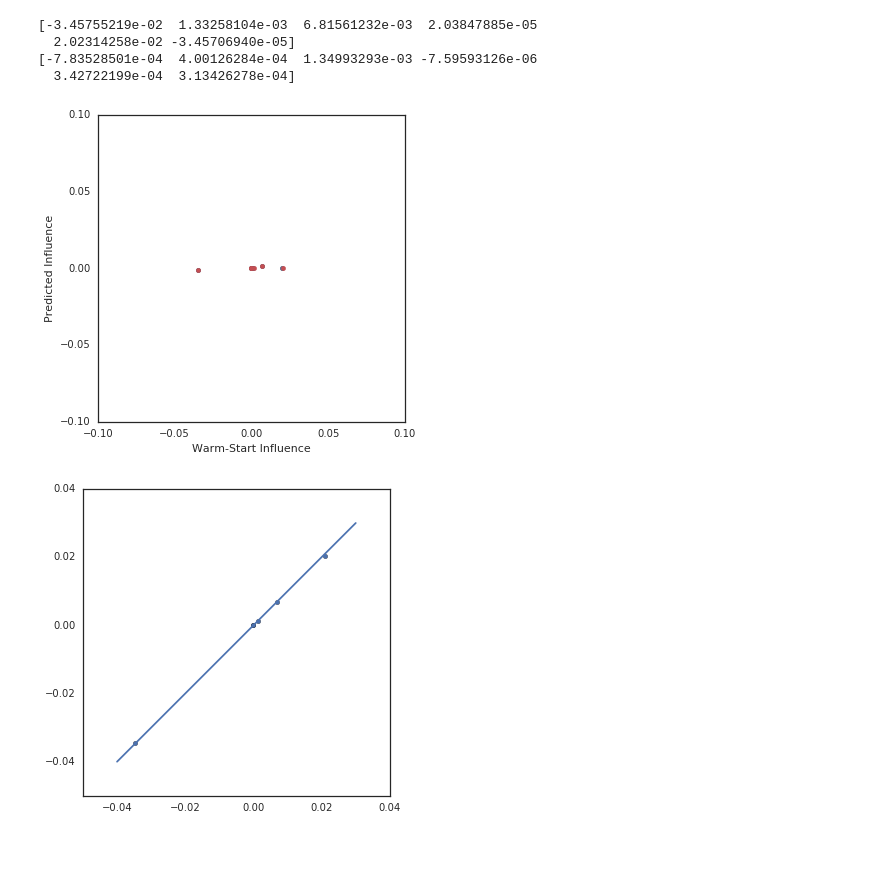
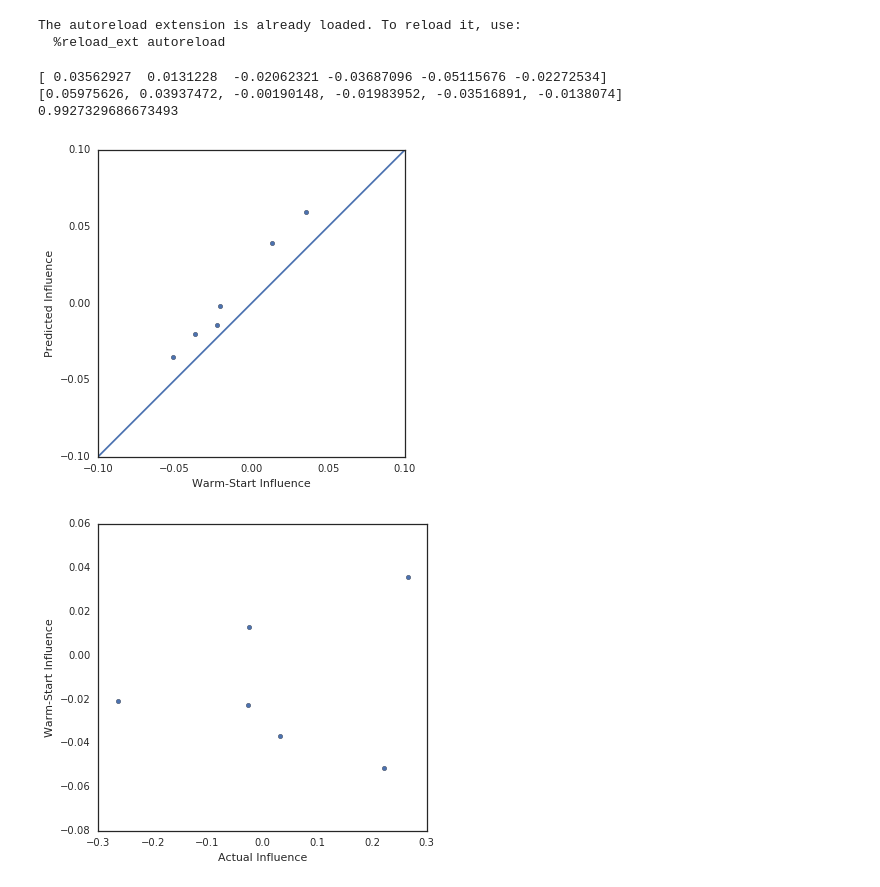
Before and after one commit to bbbert/influence-release, a Jupyter notebook: scripts/hidden2_seeds_losses_and_diffs-special.ipynb, the cells around one changed output. Drawn from its saved outputs; the diff is of its cells as text; code cells hidden in the pictures; blank space fills up the shorter version.

```diff
--- a/scripts/hidden2_seeds_losses_and_diffs-special.ipynb
+++ b/scripts/hidden2_seeds_losses_and_diffs-special.ipynb
@@ -19,22 +19,38 @@ import IPython
 
 test_idx=6558
 sel_points = [1173,4644,1891,4936,1735,3562]
+
 # 'damping' means no damping or weight decay (oops), same as LBFGS
 # 'special' means regular CNN-type settings with damping/wd
-mode = 'special'
+# 'relaxed' means less aggressive learning rate
+
+#mode = 'special' # doesn't converge enough for hessian computation - can still "compute" with damping
+    # we compute predicted stuff using damping of 1e-2
+mode = 'relaxed' # doesn't converge enough for hessian computation - can still "compute" with damping
+    # we compute predicted stuff using damping of 1e-3
+num_iters = 550
+incomplete_losses_removed = []
+imcomplete_warm_losses = []
 
 sns.set(color_codes=True)
 sns.set_style('white')
 
 def ceil_divide(numer,denom):
     return (numer-1)//denom+1
+# %% [output]
+The autoreload extension is already loaded. To reload it, use:
+  %reload_ext autoreload
 # %%
 seed = 0
-f = np.load('../../output/{}_seed{}_warm_pred_infl_remove_{}.npz'.format(mode,seed,sel_points))
+"""f = np.load('../../output/{}_seed{}_warm_pred_infl_remove_{}.npz'.format(mode,seed,sel_points))
 predicted_loss_diffs = f['pred_infl']
-warm_loss_diffs = f['warm_infl']
+warm_loss_diffs = f['warm_infl']"""
+if mode == "relaxed":
+    predicted_loss_diffs = [ 0.05975626,  0.03937472, -0.00190148, -0.01983952, -0.03516891, -0.0138074 ]
+elif mode == "special":
+    predicted_loss_diffs = [ 0.02219712,  0.00887477, -0.00432513, -0.00146471,  0.00838769, -0.00059714]
 
-f = np.load('../../output/{}_seed{}_losses.npz'.format(mode,seed))
+f = np.load('../../output/{}_mnist_small_all_cnn_c_hidden2_seed{}_iter-{}000_seed{}_losses.npz'.format(mode,seed,num_iters,seed))
 losses = f['losses']
 losses_fine = f['losses_fine']
 
@@ -44,37 +60,47 @@ diffs = []
 diffs_fine = []
 warm_losses = []
 for point in sel_points:
-    f = np.load('../../output/{}_seed{}_remove{}_only_losses.npz'.format(mode,seed,point))
-    losses_removed.append(f['losses_removed'])
-    losses_removed_fine.append(f['losses_removed_fine'])
-    diffs.append(np.subtract(losses_removed[-1],losses))
-    diffs_fine.append(np.subtract(losses_removed_fine[-1],losses_fine))
-    f = np.load('../../output/{}_mnist_small_all_cnn_c_hidden2_seed{}_iter-300000_remove{}_retrain_losses.npz'.format(mode,seed,point))
-    warm_losses.append(f['retrain_losses'])
+    if point not in incomplete_losses_removed:
+        f = np.load('../../output/{}_seed{}_remove{}_only_losses.npz'.format(mode,seed,point))
+        losses_removed.append(f['losses_removed'])
+        losses_removed_fine.append(f['losses_removed_fine'])
+        diffs.append(np.subtract(losses_removed[-1],losses))
+        diffs_fine.append(np.subtract(losses_removed_fine[-1],losses_fine))
+    if point not in imcomplete_warm_losses:
+        f = np.load('../../output/{}_mnist_small_all_cnn_c_hidden2_seed{}_iter-{}000_remove{}_retrain_losses.npz'.format(mode,seed,num_iters,point))
+        warm_losses.append(f['retrain_losses'])
 diffs = np.array(diffs)
 diffs_fine = np.array(diffs_fine)
+warm_losses = np.array(warm_losses)
+warm_loss_diffs = np.subtract(warm_losses[:,-1],losses[-1])
 # %%
 print(warm_loss_diffs)
-plt.scatter(warm_loss_diffs, predicted_loss_diffs[sel_points])
-plt.scatter(diffs[:,-1], predicted_loss_diffs[sel_points],color='r')
+plt.scatter(warm_loss_diffs, predicted_loss_diffs)#[sel_points])
+#plt.scatter(diffs[:,-1], predicted_loss_diffs,color='r')#[sel_points],color='r')
 plt.axes().set_aspect('equal')
 plt.xlim(-0.1,0.1)
 plt.ylim(-0.1,0.1)
+plt.plot([-0.1,0.1],[-0.1,0.1])
 plt.xlabel('Warm-Start Influence')
 plt.ylabel('Predicted Influence')
-print(predicted_loss_diffs[sel_points])
+print(predicted_loss_diffs)#[sel_points])
+print(pearsonr(warm_loss_diffs,predicted_loss_diffs)[0])
 # %% [output]
-[-3.45755219e-02  1.33258104e-03  6.81561232e-03  2.03847885e-05
-  2.02314258e-02 -3.45706940e-05]
-[-7.83528501e-04  4.00126284e-04  1.34993293e-03 -7.59593126e-06
-  3.42722199e-04  3.13426278e-04]
+[ 0.03562927  0.0131228  -0.02062321 -0.03687096 -0.05115676 -0.02272534]
+[0.05975626, 0.03937472, -0.00190148, -0.01983952, -0.03516891, -0.0138074]
+0.9927329686673493
-[figure, old version]
+[figure, new version]
 # %%
 plt.scatter(diffs[:,-1],warm_loss_diffs)
-plt.plot([-0.04,0.03],[-0.04,0.03])
-plt.axes().set_aspect('equal')
+plt.xlabel('Actual Influence')
+plt.ylabel('Warm-Start Influence')
+#plt.plot([-0.1,0.1],[-0.1,0.1])
+if mode == 'relaxed':
+    plt.axes().set_aspect(4)
+elif mode == 'special':
+    plt.axes().set_aspect(25)
 # %% [output]
-[figure, old version]
+[figure, new version]
 # %%
 def plot_tracked_losses(seed,point,first):
     assert point in sel_points
```
Also changed, not shown: parts of 4 cells of this notebook, 3 other files.
